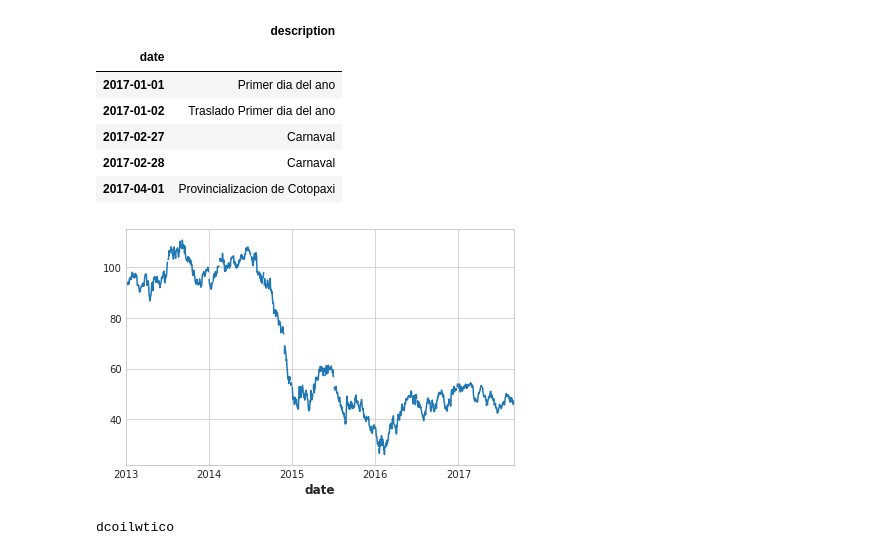
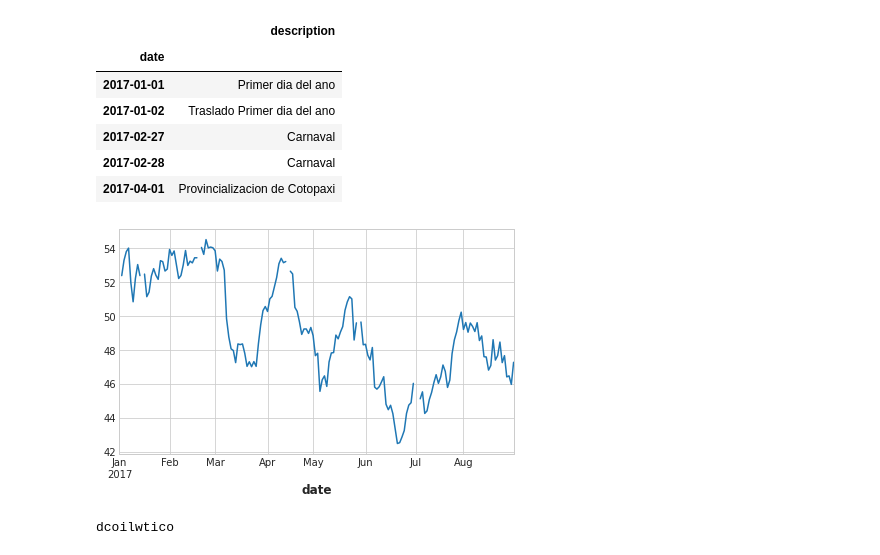
Before and after one commit to cristianBMJ/ClassificationStar, a Jupyter notebook: time-series-store-sales.ipynb, the cells around one changed output. Saved outputs shown, nothing was run; the diff lists cells and outputs as text; code cells hidden in the pictures.

```diff
--- a/time-series-store-sales.ipynb
+++ b/time-series-store-sales.ipynb
@@ -179,8 +183,8 @@ holidays.head()
 # %%
-oil.plot()
+oil['2017'].plot()
 plt.show()
 # %% [output]
-[figure, old version]
+[figure, new version]
 # %%
 print(oil.name)
 # %% [output]
```
Also changed, not shown: parts of 9 cells of this notebook.
